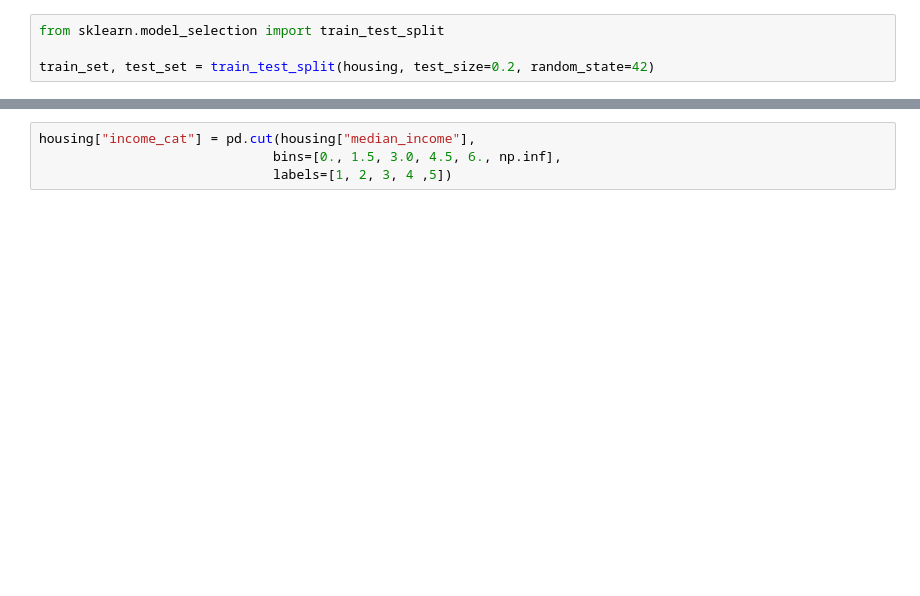
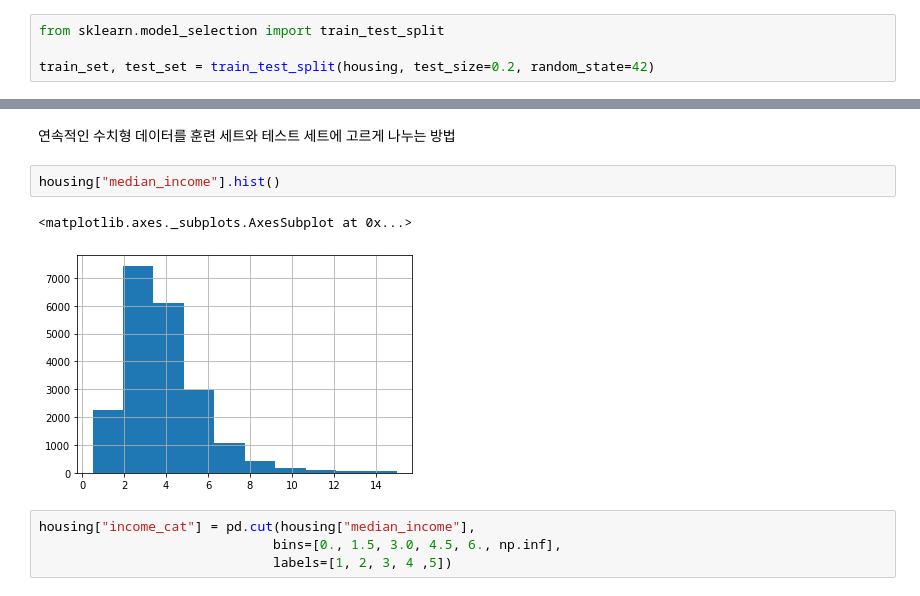
Before and after one commit to J-TKim/HandsOn_machinelearning2, a Jupyter notebook: 02_end_to_end_machine_learning_project.ipynb, the cells around one changed output, grey strips where cells are left out. Drawn from its saved outputs; the diff is of its cells as text; blank space fills up the shorter version.

```diff
--- a/02_end_to_end_machine_learning_project.ipynb
+++ b/02_end_to_end_machine_learning_project.ipynb
@@ -115,3 +146,10 @@ train_set, test_set = train_test_split(housing, test_size=0.2, random_state=42)
+# %% [markdown]
+연속적인 수치형 데이터를 훈련 세트와 테스트 세트에 고르게 나누는 방법
+# %%
+housing["median_income"].hist()
+# %% [output]
+<matplotlib.axes._subplots.AxesSubplot at 0x...>
+[figure, added]
 # %%
 housing["income_cat"] = pd.cut(housing["median_income"],
                               bins=[0., 1.5, 3.0, 4.5, 6., np.inf],
```
Also changed, not shown: parts of 18 cells of this notebook.
